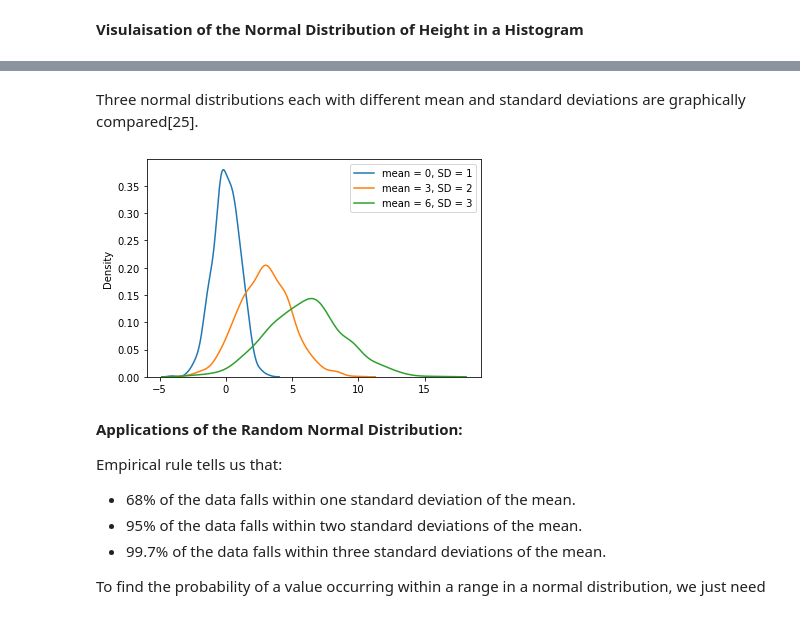
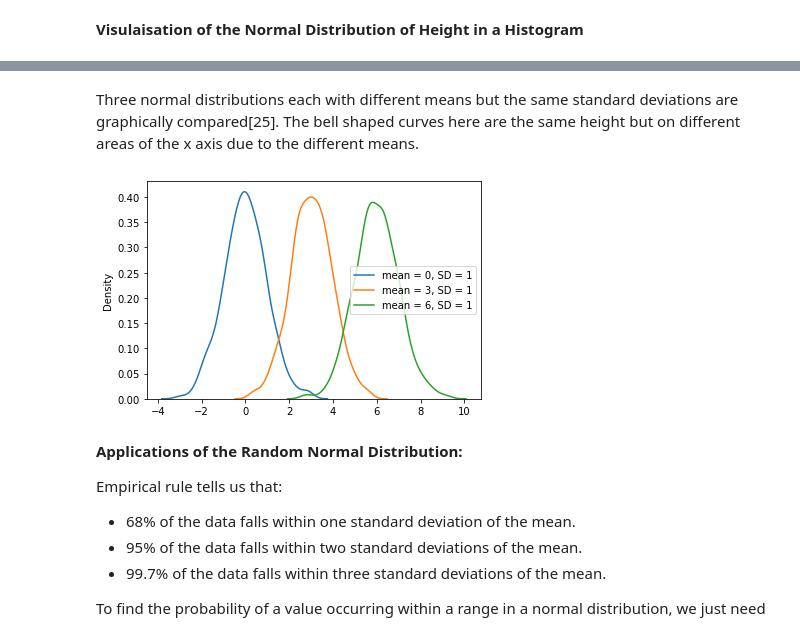
Before and after one commit to katel85/numpy.random-assignment-, a Jupyter notebook: numpy.random.ipynb, the cells around one changed output, grey strips where cells are left out. Cells and saved outputs as stored; diff of their text form; code cells hidden in the pictures.

```diff
--- a/numpy.random.ipynb
+++ b/numpy.random.ipynb
@@ -1369,21 +1412,18 @@ plt.show()
 # %% [markdown]
-Three normal distributions each with different mean and standard deviations are graphically compared[25].
+Three normal distributions each with different means but the same standard deviations are graphically compared[25]. The bell shaped curves here are the same height but on different areas of the x axis due to the different means.
 # %%
-#fixing the seed for reproducibility
-#of the result
-np.random.seed(10)
 size = 1000
 #plotting 1000 sample from
 #different normal distribution
 sns.kdeplot(np.random.default_rng().normal(0, 1, size))
-sns.kdeplot(np.random.default_rng().normal(3, 2, size))
-sns.kdeplot(np.random.default_rng().normal(6, 3, size))
+sns.kdeplot(np.random.default_rng().normal(3, 1, size))
+sns.kdeplot(np.random.default_rng().normal(6, 1, size))
 plt.legend([r"mean = 0, SD = 1",
-            r"mean = 3, SD = 2",
-            r"mean = 6, SD = 3"])
+            r"mean = 3, SD = 1",
+            r"mean = 6, SD = 1"])
 plt.show()
 # %% [output]
-[figure, old version]
+[figure, new version]
 # %% [markdown]
 **Applications of the Random Normal Distribution:**
 
```
Also changed, not shown: parts of 120 cells of this notebook.
